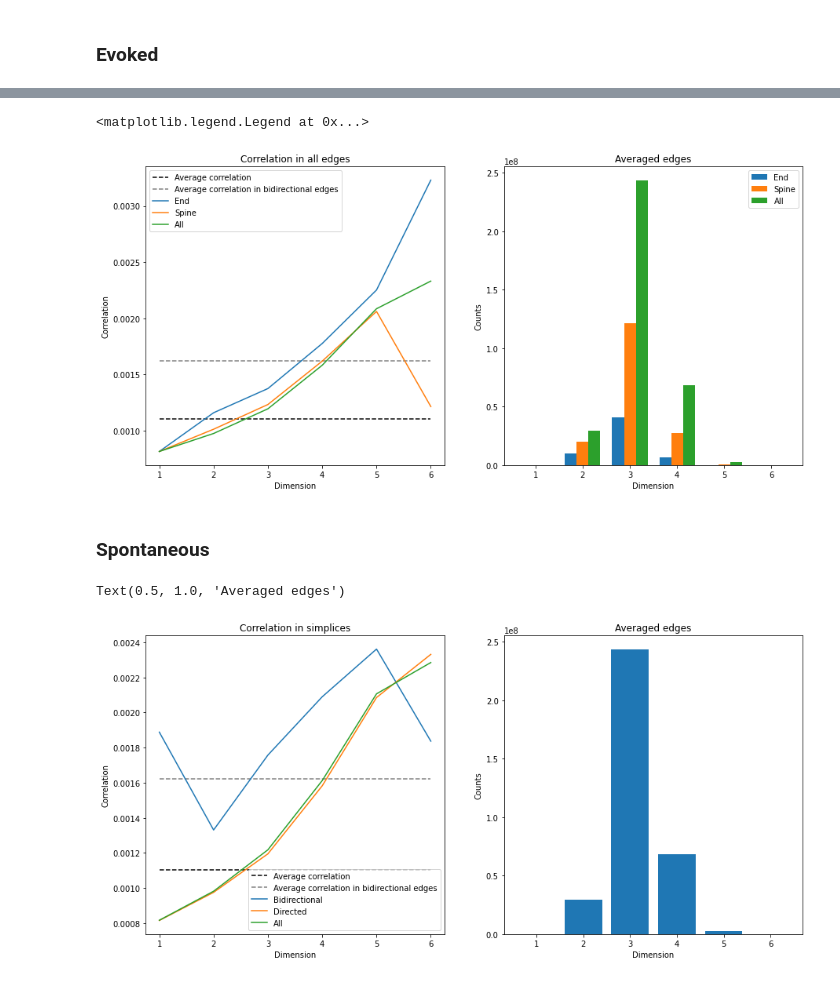
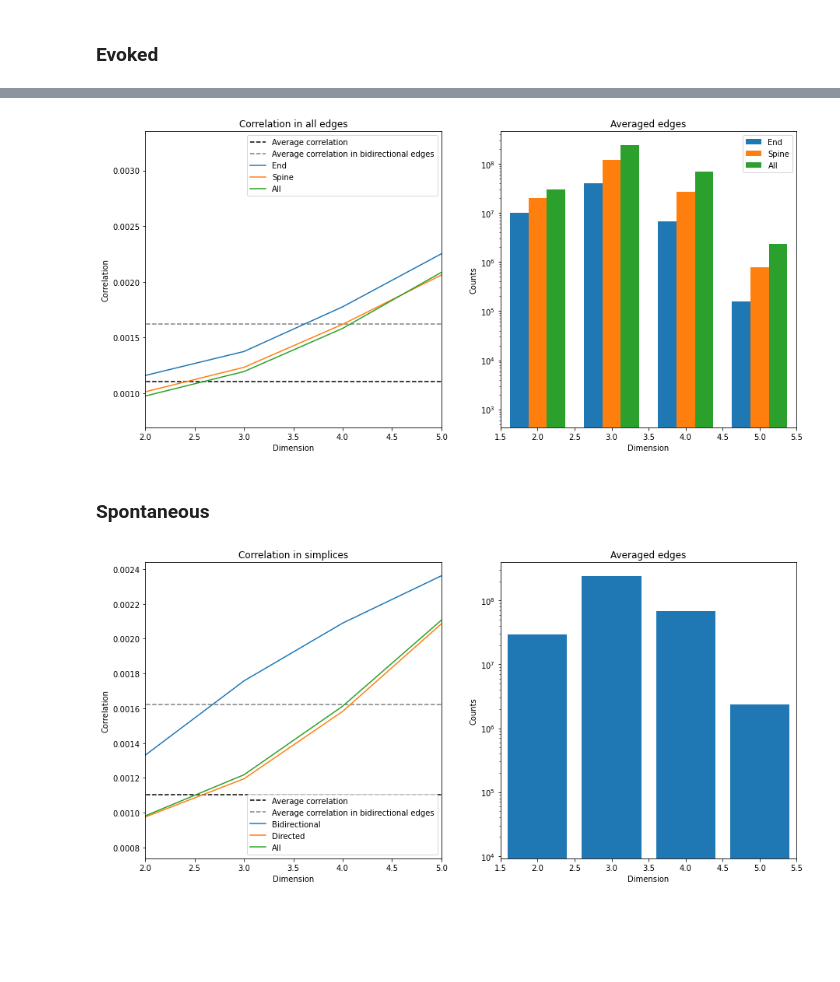
Before and after one commit to matsantoro/counting_motifs, a Jupyter notebook: Correlations_2.ipynb, the cells around one changed output, grey strips where cells are left out. Cells and saved outputs as stored; diff of their text form; code cells hidden in the pictures; blank space fills up the shorter version.

```diff
--- a/Correlations_2.ipynb
+++ b/Correlations_2.ipynb
@@ -928,30 +928,30 @@ fig.savefig("position_dir", facecolor = 'white')
 # %%
 fig, axes = plt.subplots(1,2, figsize = [15, 7])
 axes[0].errorbar(range(1,7), cdir, label = 'End')
 axes[0].errorbar(range(1,7), bdir, label = 'Spine')
 axes[0].errorbar(range(1,7), adir, label = 'All')
 axes[0].hlines(average_correlation, xmin = 1, xmax = 6, colors = "black", label = "Average correlation", linestyles = 'dashed')
 axes[0].hlines(average_bicorrelation, xmin = 1, xmax = 6, colors = "gray", label = "Average correlation in bidirectional edges", linestyles = 'dashed')
 axes[0].set_xlabel("Dimension")
 axes[0].set_ylabel("Correlation")
 axes[0].set_title("Correlation in all edges")
 axes[0].legend()
 
 
 width = 1/4
 axes[1].bar(np.arange(1,7)-1/4, c[2][2], width = width, label = 'End')
 axes[1].bar(np.arange(1,7), b[2][2], width = width, label = 'Spine')
 axes[1].bar(np.arange(1,7)+1/4, a[2][2], width = width, label = 'All')
 axes[1].set_xlabel("Dimension")
 axes[1].set_ylabel("Counts")
 axes[1].set_title("Averaged edges")
-axes[0].set_xrange([2,5])
+axes[0].set_xlim([2,5])
+axes[1].set_xlim([1.5,5.5])
 axes[1].set_yscale('log')
 axes[1].legend()
-fig.savefig("position_all", facecolor = 'white')
+fig.savefig("position_all_evoked", facecolor = 'white')
 # %% [output]
-<matplotlib.legend.Legend at 0x...>
-[figure, old version]
+[figure, new version]
 # %% [markdown]
 ### Spontaneous
 # %%
@@ -1022,9 +1022,12 @@ axes[1].bar(np.arange(1,7), a[2][2])
 axes[1].set_xlabel("Dimension")
 axes[1].set_ylabel("Counts")
 axes[1].set_title("Averaged edges")
+axes[0].set_xlim([2,5])
+axes[1].set_xlim([1.5,5.5])
+axes[1].set_yscale('log')
+fig.savefig("type_all_evoked", facecolor = 'white')
 # %% [output]
-Text(0.5, 1.0, 'Averaged edges')
-[figure, old version]
+[figure, new version]
 # %%
 fig, axes = plt.subplots(1,2, figsize = [15, 7])
 axes[0].errorbar(range(1,7), bbid, label = 'Bidirectional')
```
Also changed, not shown: parts of 10 cells of this notebook, 6 other files.
